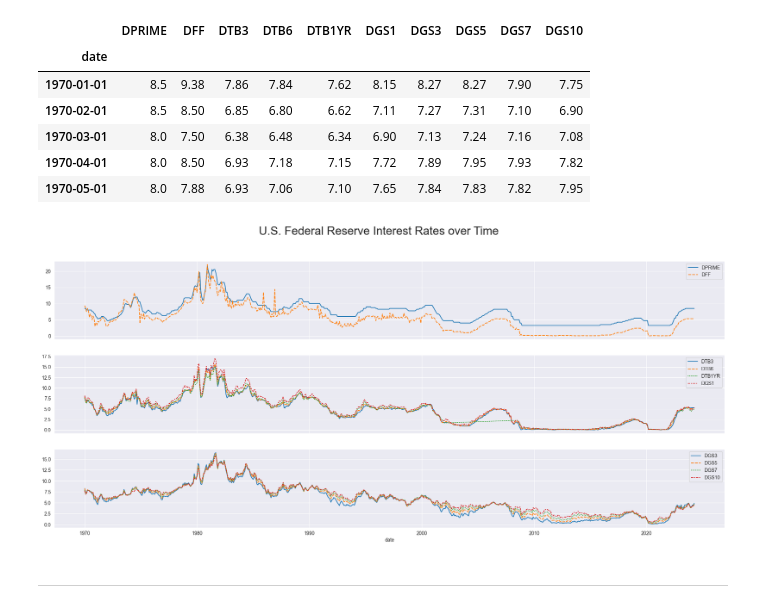
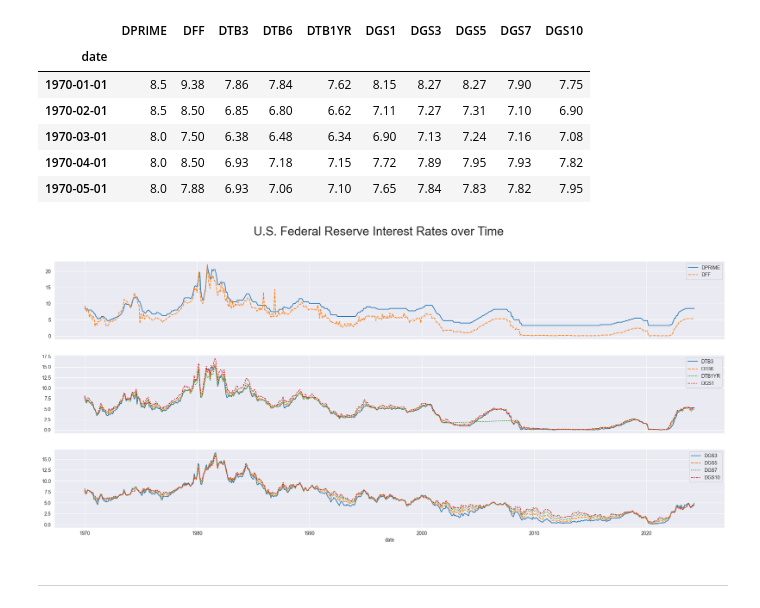
Before and after one commit to nurciuoli/open-quant, a Jupyter notebook: fred-interest-rates.ipynb, the cells around one changed output. Saved outputs shown, nothing was run; the diff lists cells and outputs as text; code cells hidden in the pictures.

```diff
--- a/fred-interest-rates.ipynb
+++ b/fred-interest-rates.ipynb
@@ -40,14 +40,14 @@ df_macro.head()
 # %%
 import matplotlib.pyplot as plt
 import seaborn as sns
 sns.set_style("darkgrid")
 fig,axs = plt.subplots(3,1,figsize = (25,10),sharex=True)
 sns.lineplot(df_macro[['DPRIME','DFF']],ax=axs[0])
 sns.lineplot(df_macro[[ 'DTB3', 'DTB6', 'DTB1YR','DGS1']],ax=axs[1])
 sns.lineplot(df_macro[['DGS3', 'DGS5', 'DGS7','DGS10']],ax=axs[2])
-plt.suptitle('U.S. Federal Reserve Interest Rates over Time',fontsize=24)
+plt.suptitle('U.S. Federal Reserve Interest Rates over Time',fontsize=25)
 plt.show()
 # %% [output]
-[figure, old version]
+[figure, new version]
 # %% [markdown]
 -----
```
Also changed, not shown: 1 other file.
